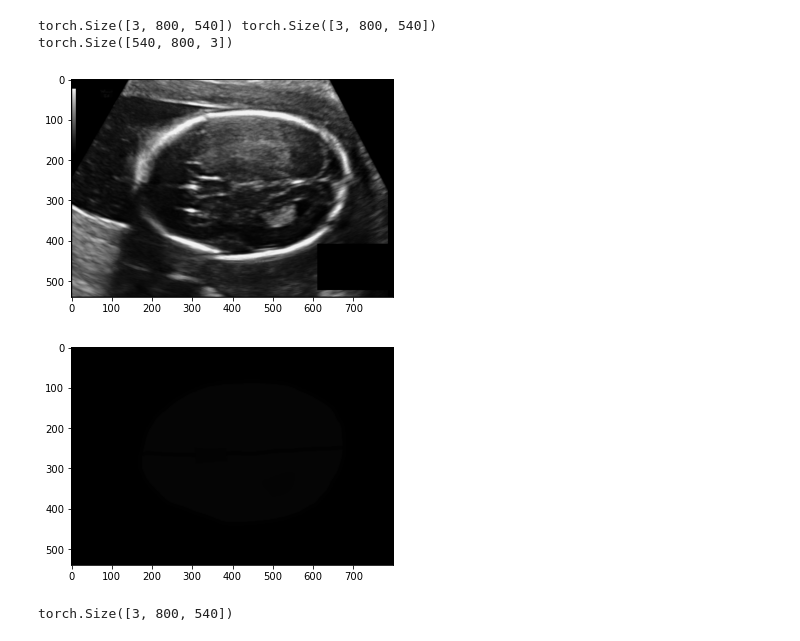
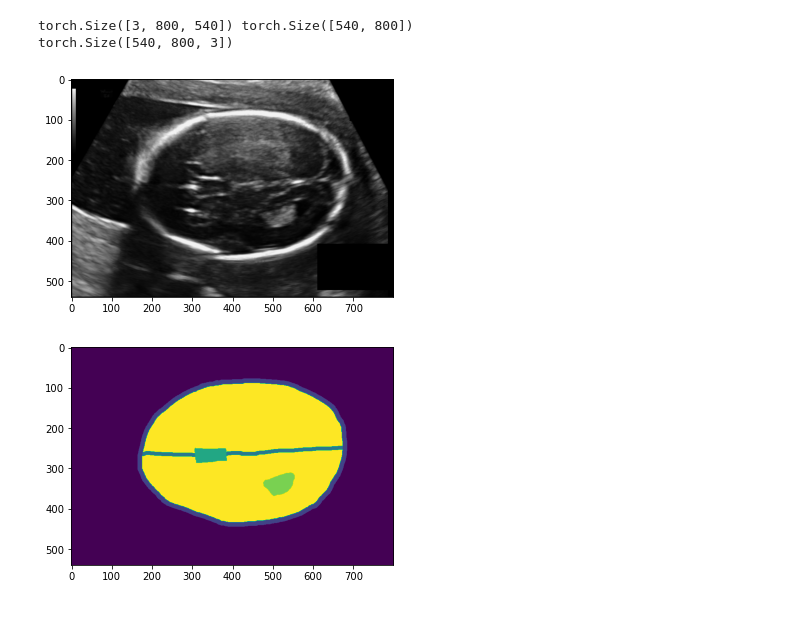
Before and after one commit to xanthan011/fetal-segmentation, a Jupyter notebook: practice-code.ipynb, the cells around one changed output. Cells and saved outputs as stored; diff of their text form; code cells hidden in the pictures.

Commit message:
added DataLoaderSegmentation

```diff
--- a/practice-code.ipynb
+++ b/practice-code.ipynb
@@ -11,19 +12,36 @@ import numpy as np
 import torch.utils.data as data
 
 class DataLoaderSegmentation(data.Dataset):
-    def __init__(self, folder_path):
+    def __init__(self, folder_path, test = False):
         super(DataLoaderSegmentation, self).__init__()
         self.img_files = glob.glob(os.path.join(folder_path,'images','*.png'))
         self.mask_files = []
-        for img_path in self.img_files:
-             self.mask_files.append(os.path.join(folder_path,'labels',os.path.basename(img_path.split(".")[0] + "_Annotation.png")))
+        self.img = []
+        self.mask = []
+        self.test = test
+
+        if not self.test:
+            for img_path in self.img_files:
+                self.mask_files.append(os.path.join(folder_path,'labels',os.path.basename(img_path.split(".")[0] + "_Annotation.png")))
+
+
+    def __getall__(self):
+        for each in self.img_files:
+            self.img.append(normalize(cv2.imread(each, cv2.IMREAD_COLOR)))
+        if not self.test:
+            for each in self.mask_files:
+                self.mask.append(normalize(cv2.imread(mask, 0).permute(2,1,0)))
+
+            return np.array(self.img) , np.array(self.mask)
+        else:
+            return np.array(self.img)
 
     def __getitem__(self, index):
             img_path = self.img_files[index]
             mask_path = self.mask_files[index]
             data = cv2.imread(img_path, cv2.IMREAD_COLOR)
-            label = cv2.imread(mask_path, cv2.IMREAD_COLOR)
-            return torch.from_numpy(data).float().permute(2,1,0), torch.from_numpy(label).float().permute(2,1,0)
+            label = cv2.imread(mask_path, 0)
+            return torch.from_numpy(data).float().permute(2,1,0), torch.from_numpy(label).float()
 
     def __len__(self):
         return len(self.img_files)
@@ -32,14 +48,17 @@ dataset = DataLoaderSegmentation(r"C:\\College\\Origin Health\\origin_health_rol
+# %%
+train_dataset = DataLoaderSegmentation(r"C:\\College\\Origin Health\\origin_health_role_challenge_dataset\\interview\\train")
+val_dataset = DataLoaderSegmentation(r"C:\\College\\Origin Health\\origin_health_role_challenge_dataset\\interview\\val")
+test_dataset = DataLoaderSegmentation(r"C:\\College\\Origin Health\\origin_health_role_challenge_dataset\\interview\\test", test = True)
 # %%
-image, mask = dataset.__getitem__(5)
+image, mask = train_dataset.__getitem__(5)
 print(image.shape, mask.shape)
 print(image.permute(2, 1, 0).shape)
 plt.imshow(image.permute(2, 1, 0)/255)
 plt.show()
-plt.imshow(mask.permute(2, 1, 0)/255)
+plt.imshow(mask/255)
 plt.show()
 # %% [output]
-torch.Size([3, 800, 540]) torch.Size([3, 800, 540])
+torch.Size([3, 800, 540]) torch.Size([540, 800])
 torch.Size([540, 800, 3])
 [figure]
-[figure, old version]
+[figure, new version]
-torch.Size([3, 800, 540])
```
Also changed, not shown: parts of 2 cells of this notebook.
